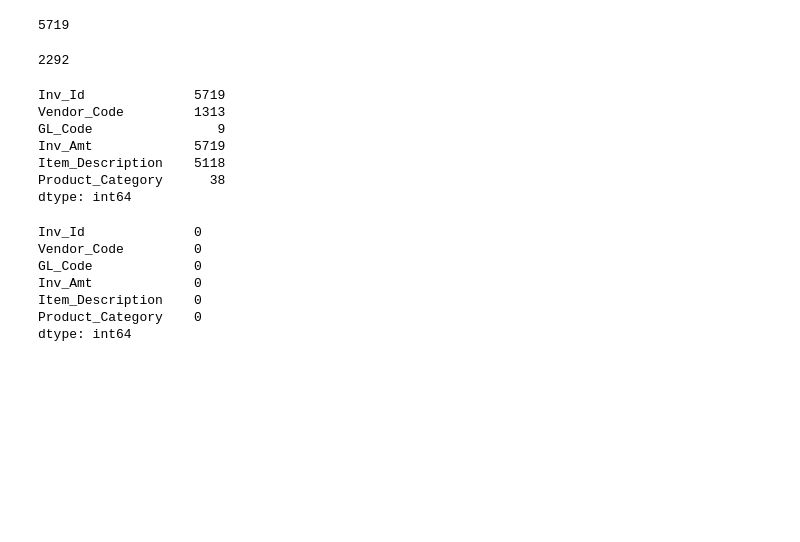
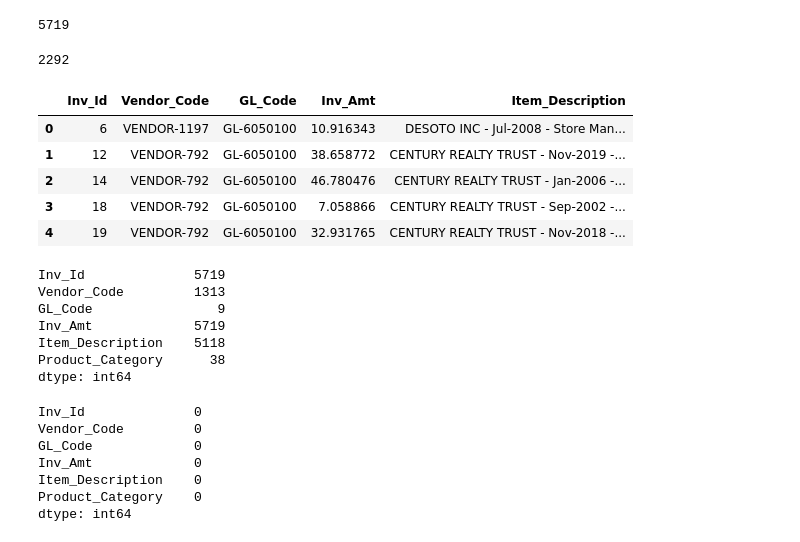
Before and after one commit to Chiragasourabh/The-Great-Indian-Data-Scientist-Challenge, a Jupyter notebook: Predict Product Category from Invoice.ipynb, the cells around one changed output. Saved outputs shown, nothing was run; the diff lists cells and outputs as text; code cells hidden in the pictures; blank space fills up the shorter version.

```diff
--- a/Predict Product Category from Invoice.ipynb
+++ b/Predict Product Category from Invoice.ipynb
@@ -24,3 +24,12 @@ len(train)
 len(test)
 # %% [output]
 2292
+# %%
+test.head()
+# %% [output]
+|  | Inv_Id | Vendor_Code | GL_Code | Inv_Amt | Item_Description |
+| 0 | 6 | VENDOR-1197 | GL-6050100 | 10.916343 | DESOTO INC - Jul-2008 - Store Man... |
+| 1 | 12 | VENDOR-792 | GL-6050100 | 38.658772 | CENTURY REALTY TRUST - Nov-2019 -... |
+| 2 | 14 | VENDOR-792 | GL-6050100 | 46.780476 | CENTURY REALTY TRUST - Jan-2006 -... |
+| 3 | 18 | VENDOR-792 | GL-6050100 | 7.058866 | CENTURY REALTY TRUST - Sep-2002 -... |
+| 4 | 19 | VENDOR-792 | GL-6050100 | 32.931765 | CENTURY REALTY TRUST - Nov-2018 -... |
```
Also changed, not shown: parts of 8 cells of this notebook, 1 other file.
